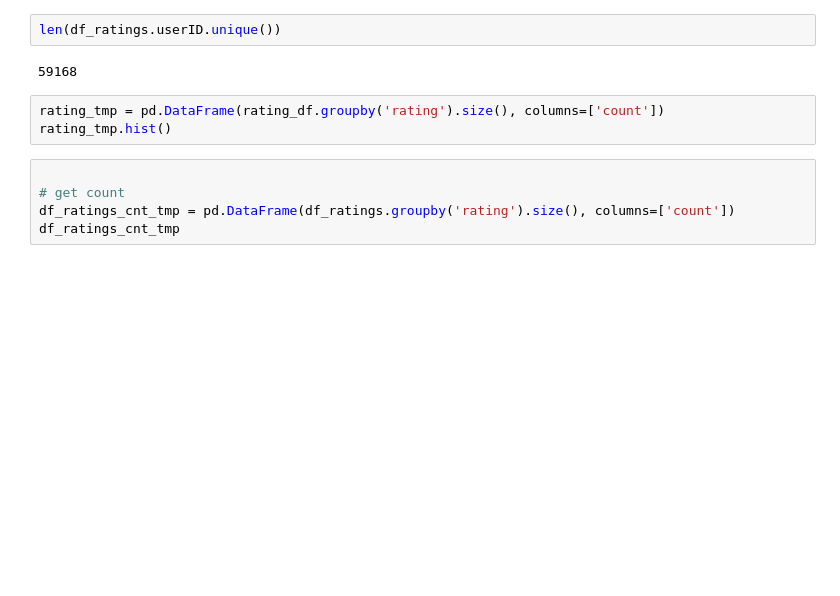
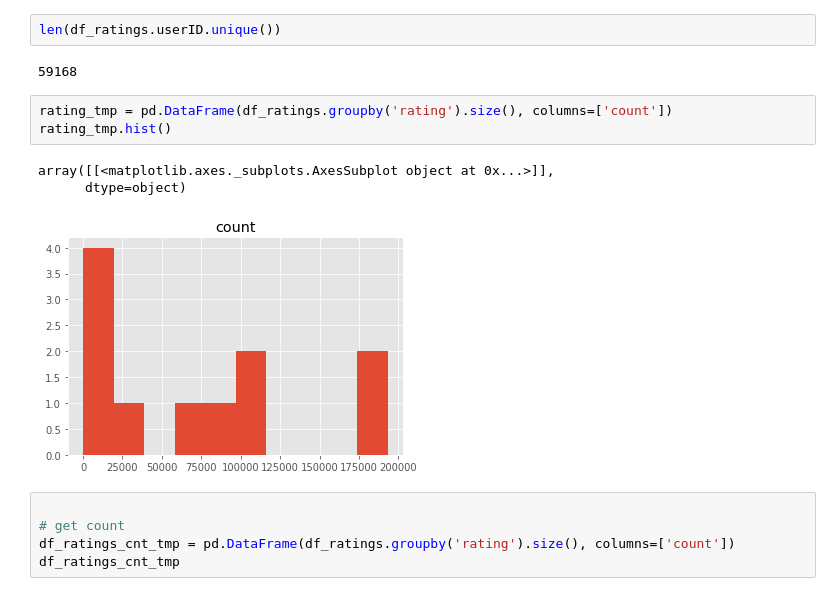
Before and after one commit to lazysimon/NYCDSA_CapstoneProject, a Jupyter notebook: movies_knn.ipynb, the cells around one changed output. Drawn from its saved outputs; the diff is of its cells as text; blank space fills up the shorter version.

```diff
--- a/movies_knn.ipynb
+++ b/movies_knn.ipynb
@@ -66,8 +71,12 @@ len(df_ratings.userID.unique())
 # %% [output]
 59168
 # %%
-rating_tmp = pd.DataFrame(rating_df.groupby('rating').size(), columns=['count'])
+rating_tmp = pd.DataFrame(df_ratings.groupby('rating').size(), columns=['count'])
 rating_tmp.hist()
+# %% [output]
+array([[<matplotlib.axes._subplots.AxesSubplot object at 0x...>]],
+      dtype=object)
+[figure, added]
 # %%
 
 # get count
```
Also changed, not shown: parts of 21 cells of this notebook.
